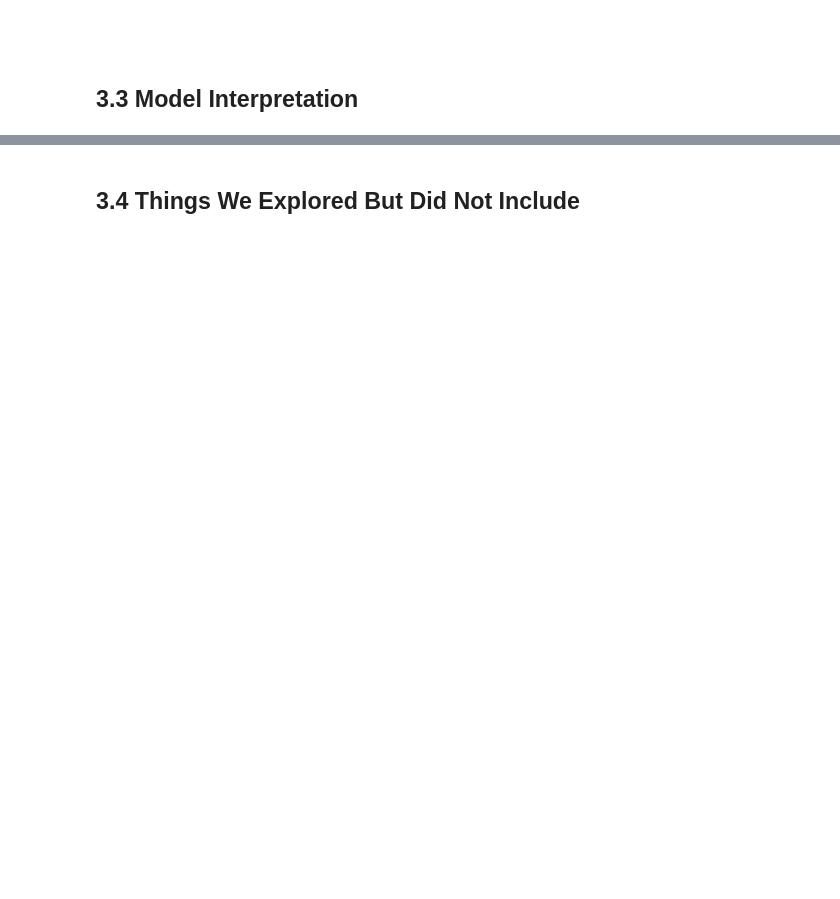
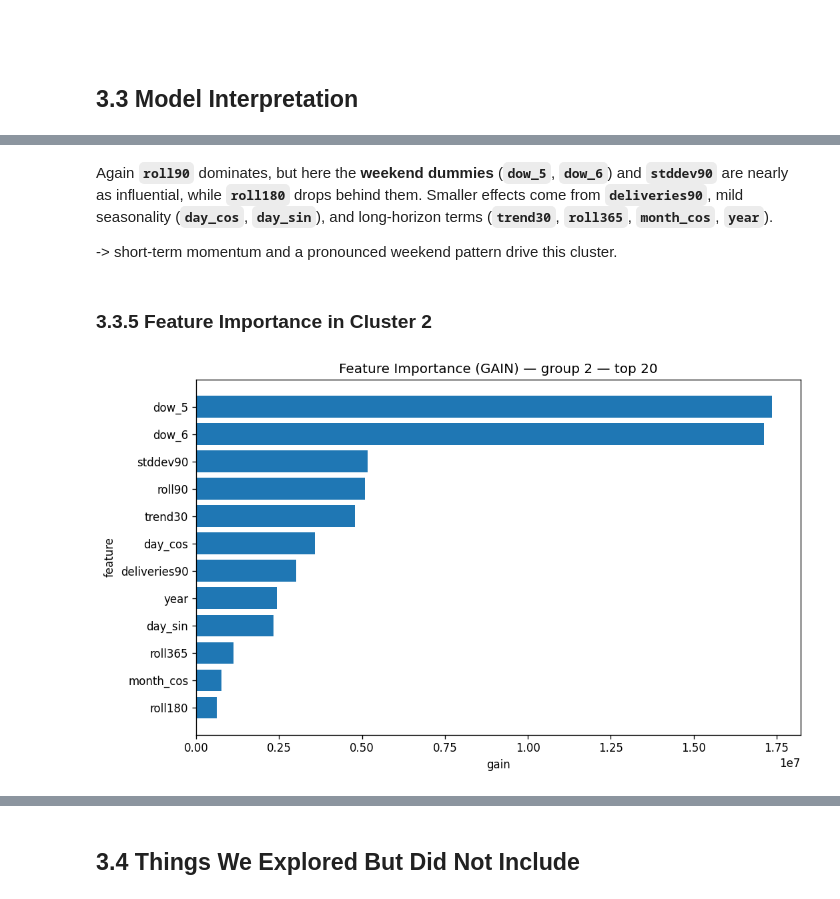
Before and after one commit to siljehj/ML_project, a Jupyter notebook: Report.ipynb, the cells around one changed output, grey strips where cells are left out. Saved outputs shown, nothing was run; the diff lists cells and outputs as text; code cells hidden in the pictures; blank space fills up the shorter version.

```diff
--- a/Report.ipynb
+++ b/Report.ipynb
@@ -3316,0 +4145,19 @@ print(f"✅ training_data_lightgbm_date.csv created with {len(training_out):,} r
+# %% [markdown]
+Again **`roll90`** dominates, but here the **weekend dummies** (**`dow_5`**, **`dow_6`**) and **`stddev90`** are nearly as influential, while **`roll180`** drops behind them. Smaller effects come from **`deliveries90`**, mild seasonality (**`day_cos`**, **`day_sin`**), and long-horizon terms (**`trend30`**, **`roll365`**, **`month_cos`**, **`year`**).
+
+-> short-term momentum and a pronounced weekend pattern drive this cluster.
+# %% [markdown]
+### 3.3.5 Feature Importance in Cluster 2
+# %%
+group_key = 2
+dfk = imp_all[imp_all["group"] == group_key]
+plot_df = dfk.sort_values("gain", ascending=False).head(TOPN).iloc[::-1]
+plt.figure(figsize=(9, max(5, 0.45*len(plot_df))))
+plt.barh(plot_df["feature"], plot_df["gain"])
+plt.title(f"Feature Importance (GAIN) — group {group_key} — top {TOPN}")
+plt.xlabel("gain")
+plt.ylabel("feature")
+plt.tight_layout()
+plt.show()
+# %% [output]
+[figure, added]
```
Also changed, not shown: parts of 20 cells of this notebook.
